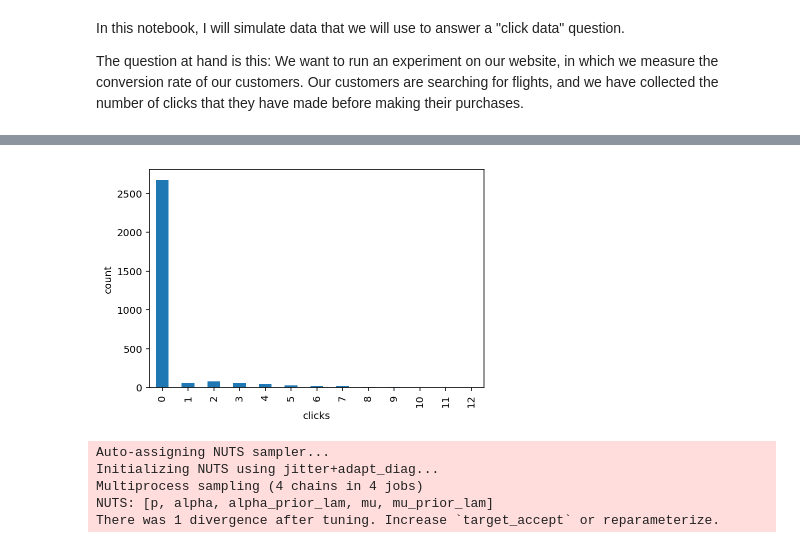
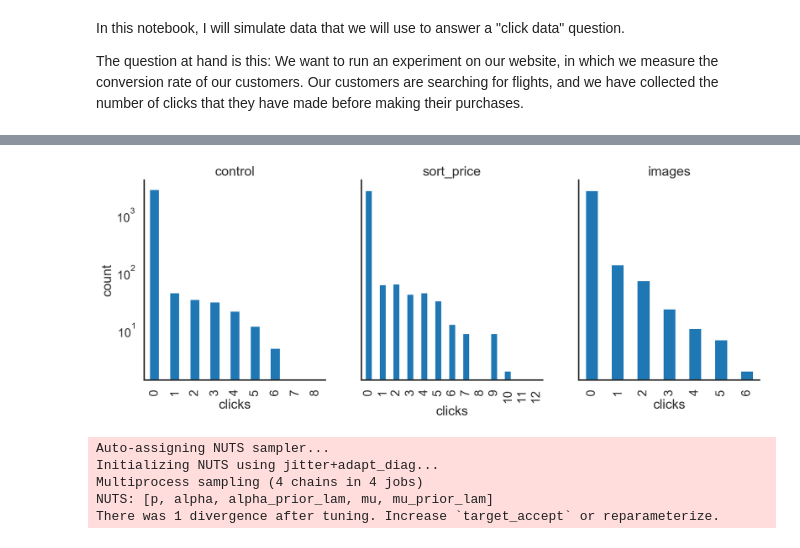
Before and after one commit to ericmjl/bayesian-generalized-abcde-testing, a Jupyter notebook: notebooks/click-data.ipynb, the cells around one changed output, grey strips where cells are left out. Cells and saved outputs as stored; diff of their text form; code cells hidden in the pictures.

```diff
--- a/notebooks/click-data.ipynb
+++ b/notebooks/click-data.ipynb
@@ -74,9 +80,20 @@ print(data.query("clicks != 0").select_columns(['experiment_group', 'clicks']).s
-# %%
-ax = data.query('experiment_group == "grp1"').groupby('clicks').count()['experiment_group'].plot(kind='bar')
-ax.set_ylabel('count')
-plt.savefig('../images/clicks.png', dpi=300, bbox_inches='tight', transparent=True)
-# %% [output]
-[figure, removed]
+# %%
+fig, axes = plt.subplots(figsize=(15, 5), nrows=1, ncols=3, sharey=True)
+axes[0] = data.query('experiment_group == "ctrl"').groupby('clicks').count()['experiment_group'].plot(kind='bar', ax=axes[0])
+axes[0].set_ylabel('count')
+axes[0].set_yscale('log')
+axes[0].set_title('control')
+
+axes[1] = data.query('experiment_group == "grp1"').groupby('clicks').count()['experiment_group'].plot(kind='bar', ax=axes[1])
+axes[1].set_title('sort_price')
+axes[2] = data.query('experiment_group == "grp2"').groupby('clicks').count()['experiment_group'].plot(kind='bar', ax=axes[2])
+axes[2].set_title('images')
+
+sns.despine()
+
+plt.savefig('../assets/images/clicks.png', dpi=300, bbox_inches='tight', transparent=True)
+# %% [output]
+[figure, added]
 # %%
 with pm.Model() as model:
     mu_prior_lam = pm.HalfCauchy('mu_prior_lam', beta=1)
```
Also changed, not shown: parts of 10 cells of this notebook, 1 other file.
